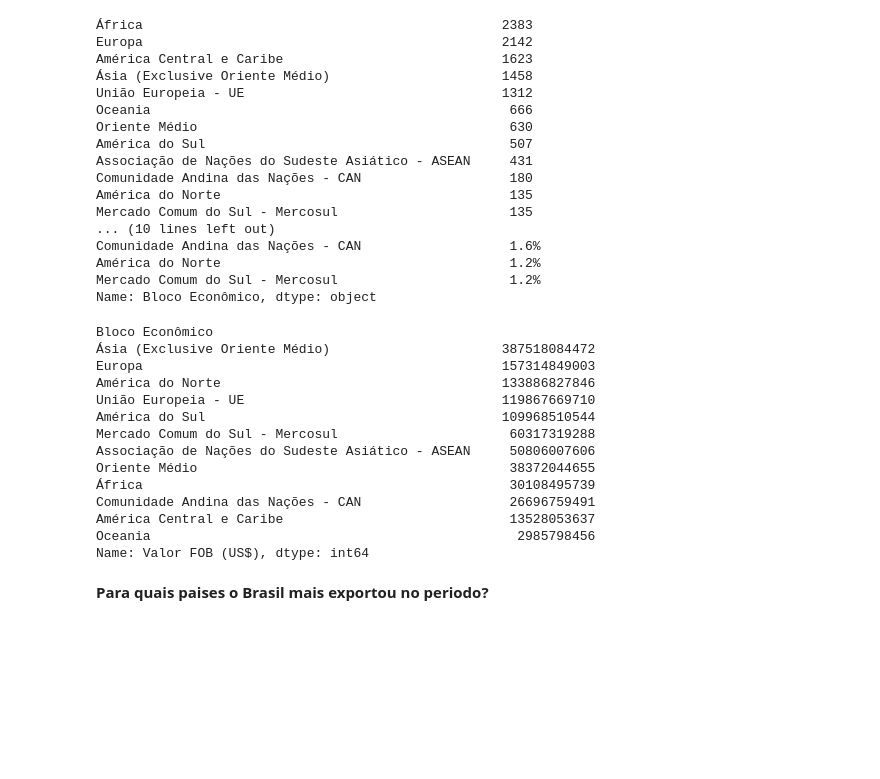
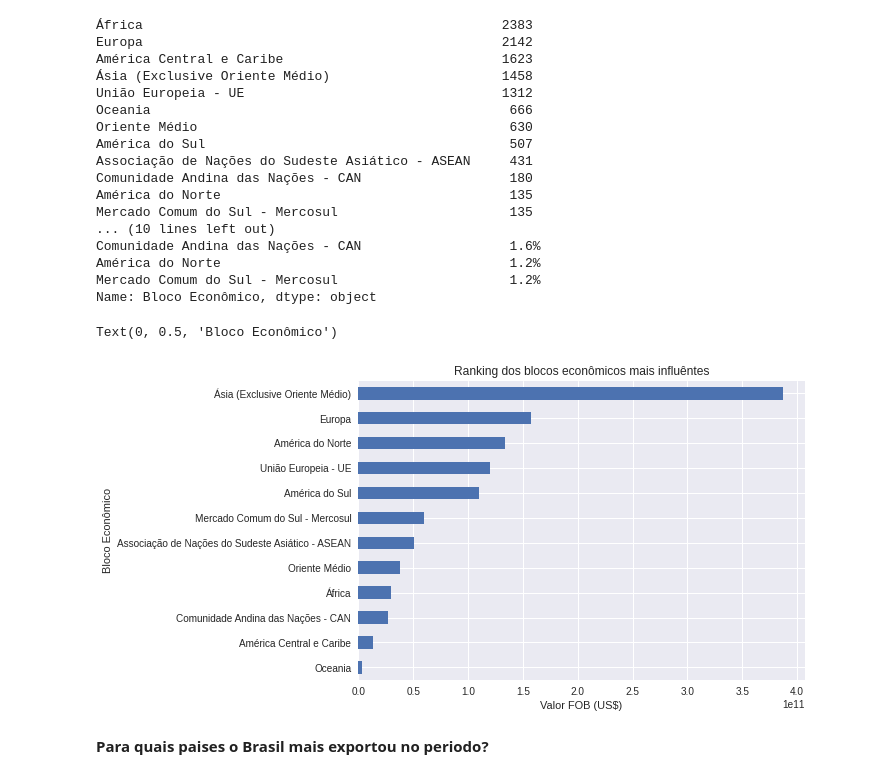
Before and after one commit to Willrodagu/Proj_analise_de-exporta-es_de_2018_a_2020, a Jupyter notebook: Analise_de_dados_de_exportações.ipynb, the cells around one changed output. Cells and saved outputs as stored; diff of their text form; code cells hidden in the pictures; blank space fills up the shorter version.

Commit message:
Ranqueando os 10 maiores clientes no período (gráfico)

```diff
--- a/Analise_de_dados_de_exportações.ipynb
+++ b/Analise_de_dados_de_exportações.ipynb
@@ -8,6 +8,8 @@ O projeto tem por objetivo apresentar uma analise das exportações brasileiras
 Fonte dos dados: http://comexstat.mdic.gov.br/pt/municipio
 # %%
 import pandas as pd
+import matplotlib.pyplot as plt
+plt.style.use("seaborn")
 # %%
 #IMPORTANDO A BASE DE DADOS
 df = pd.read_csv("/content/drive/MyDrive/Datasets/Exportação.csv", sep=";")
@@ -154,22 +156,13 @@ Mercado Comum do Sul - Mercosul                      1.2%
 Name: Bloco Econômico, dtype: object
 # %%
 #VER A RECEITA POR BLOCO ECONÔMICO
-df.groupby("Bloco Econômico")["Valor FOB (US$)"].sum().sort_values(ascending=False)
+#Ranking dos 5 clientes blocos mais influentes
+Ranking_be = df.groupby("Bloco Econômico")["Valor FOB (US$)"].sum().sort_values(ascending=True).plot.barh(title="Ranking dos blocos econômicos mais influêntes")
+plt.xlabel("Valor FOB (US$)")
+plt.ylabel("Bloco Econômico")
 # %% [output]
-Bloco Econômico
-Ásia (Exclusive Oriente Médio)                      387518084472
-Europa                                              157314849003
-América do Norte                                    133886827846
-União Europeia - UE                                 119867669710
-América do Sul                                      109968510544
-Mercado Comum do Sul - Mercosul                      60317319288
-Associação de Nações do Sudeste Asiático - ASEAN     50806007606
-Oriente Médio                                        38372044655
-África                                               30108495739
-Comunidade Andina das Nações - CAN                   26696759491
-América Central e Caribe                             13528053637
-Oceania                                               2985798456
-Name: Valor FOB (US$), dtype: int64
+Text(0, 0.5, 'Bloco Econômico')
+[figure, added]
 # %% [markdown]
 **Para quais paises o Brasil mais exportou no periodo?**
 # %%
```
Also changed, not shown: parts of 2 cells of this notebook.
